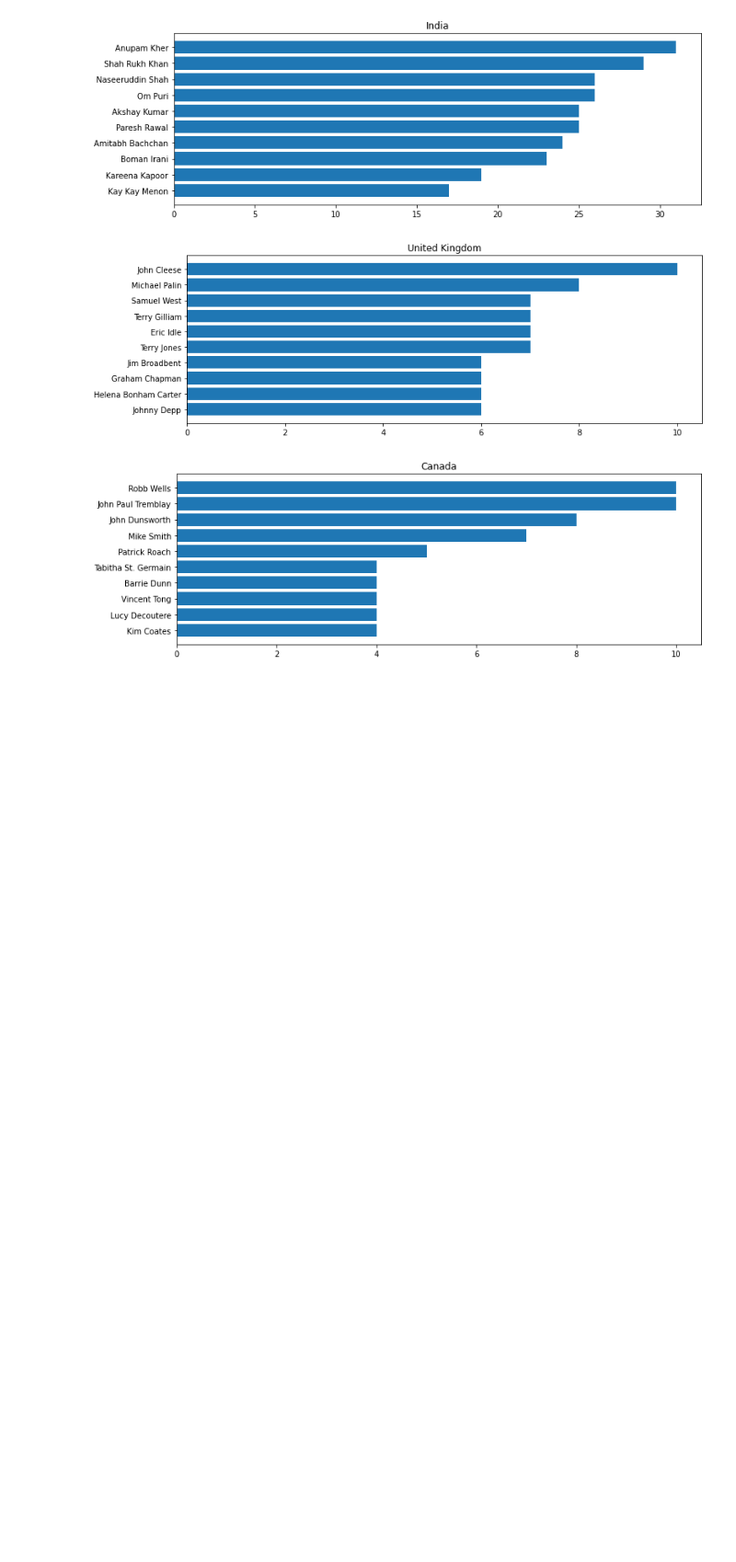
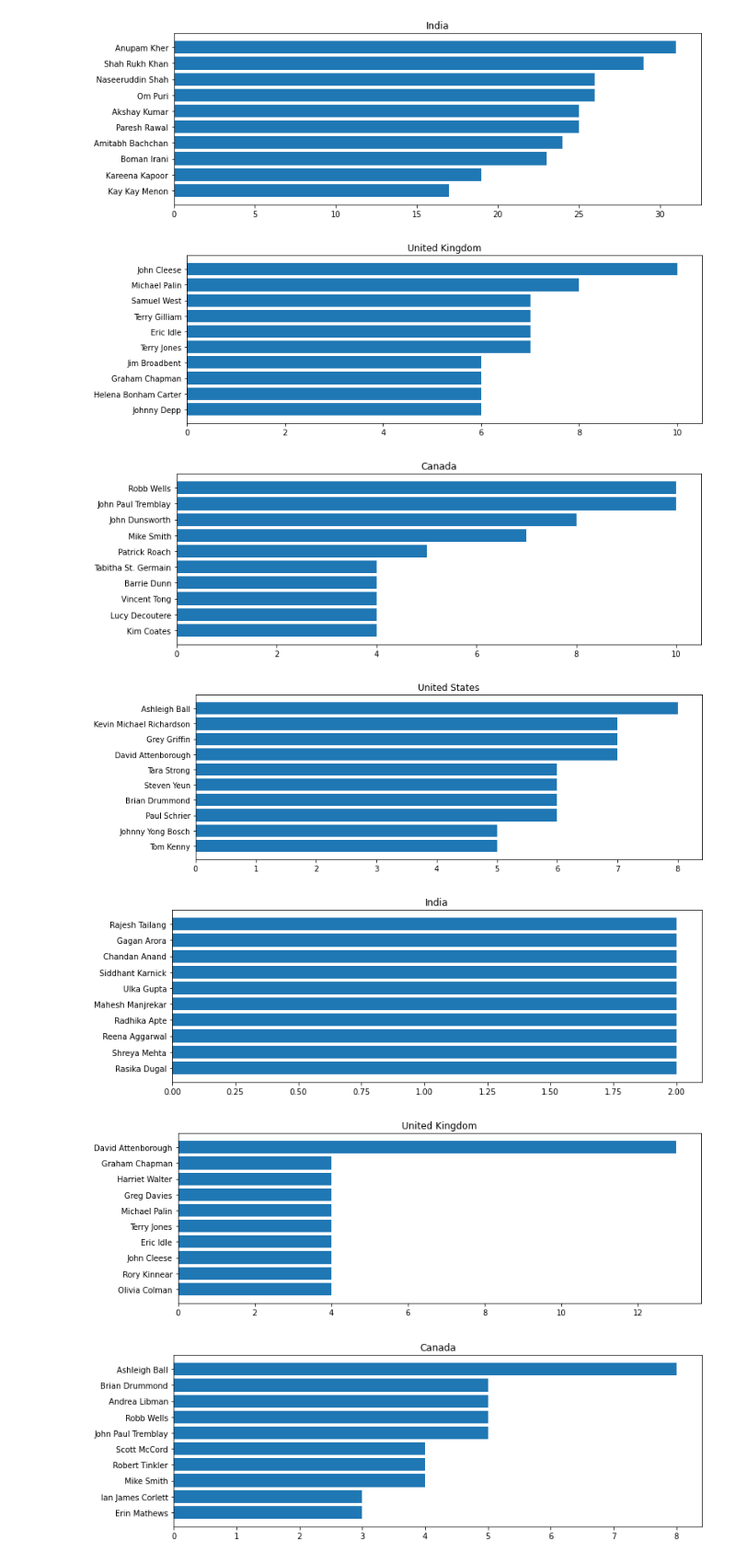
Before and after one commit to Nikhil-L/Data-Visualization, a Jupyter notebook: Netflix Shows and Movies Exploratory Data Analysis.ipynb, the cells around one changed output. Shown at 92% size. Drawn from its saved outputs; the diff is of its cells as text; code cells hidden in the pictures; blank space fills up the shorter version.

Commit message:
Add the analysis of top actors from top 4 countries with most tv shows

```diff
--- a/Netflix Shows and Movies Exploratory Data Analysis.ipynb
+++ b/Netflix Shows and Movies Exploratory Data Analysis.ipynb
@@ -207,3 +207,36 @@ for i in countrieslist:
 [figure]
 [figure]
 [figure]
+# %%
+actors = {}
+for i, j in TvShows.iterrows():
+    if j['country'] is np.nan or j['cast'] is np.nan:
+        continue
+    countries = j['country'].split(',')
+    for k in countries:
+        k = k.strip()
+        if k not in actors:
+            actors[k] = {}
+        cast = j['cast'].split(',')
+        for l in cast:
+            l = l.strip()
+            if l in actors[k]:
+                actors[k][l] += 1
+            else:
+                actors[k][l] = 1
+countrieslist = countries_list['country'][0:4].tolist()
+top_actors = {country: actors[country] for country in countrieslist}
+for i in countrieslist:
+    df = pd.DataFrame(top_actors[i].items(), columns = ['actors', 'count'])
+    df = df.sort_values('count')
+    actors = df['actors'].tail(10)
+    count = df['count'].tail(10)
+    plt.barh(actors, count, align = 'center')
+    plt.gcf().set_size_inches(12, 4, forward=True)
+    plt.title(i)
+    plt.show()
+# %% [output]
+[figure, added]
+[figure, added]
+[figure, added]
+[figure, added]
```
